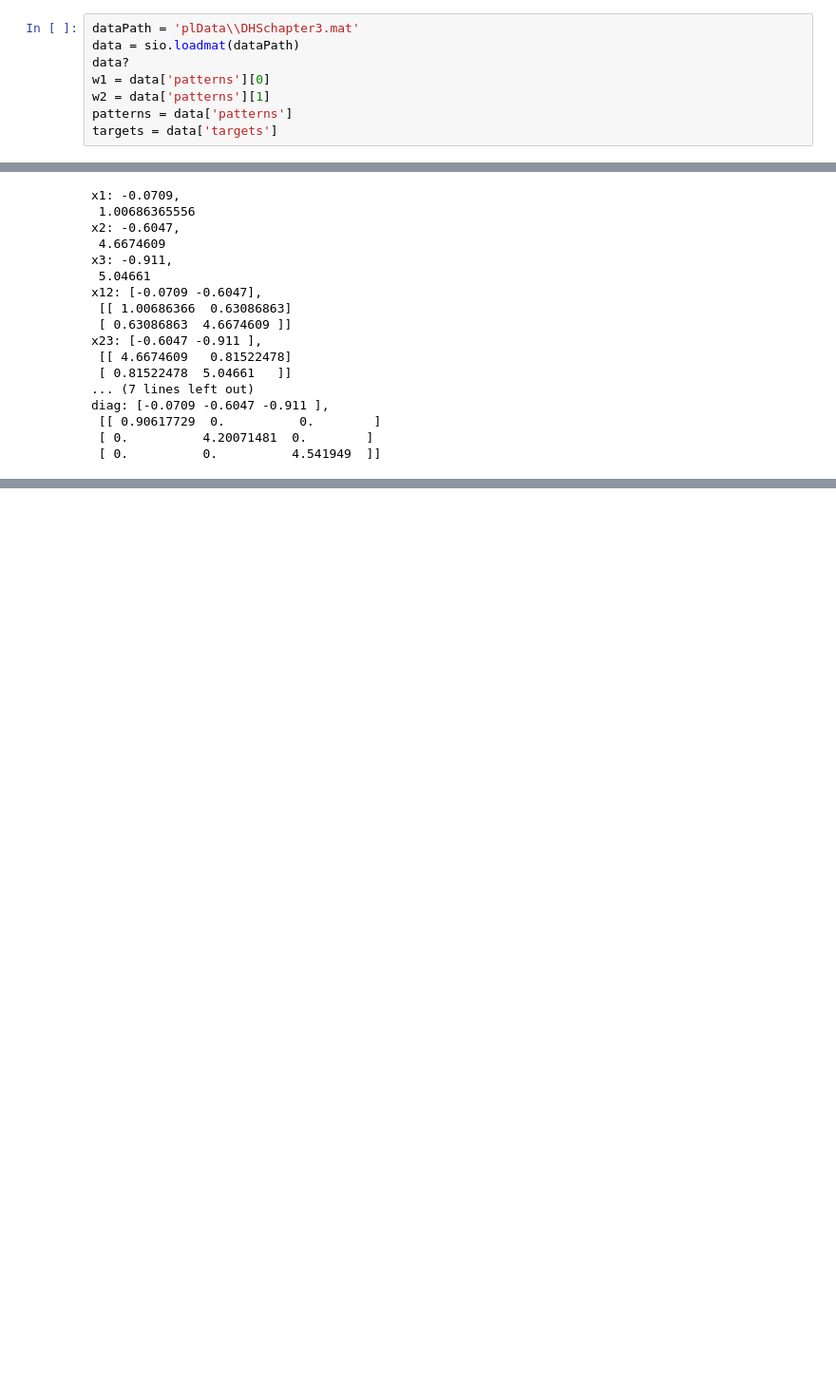
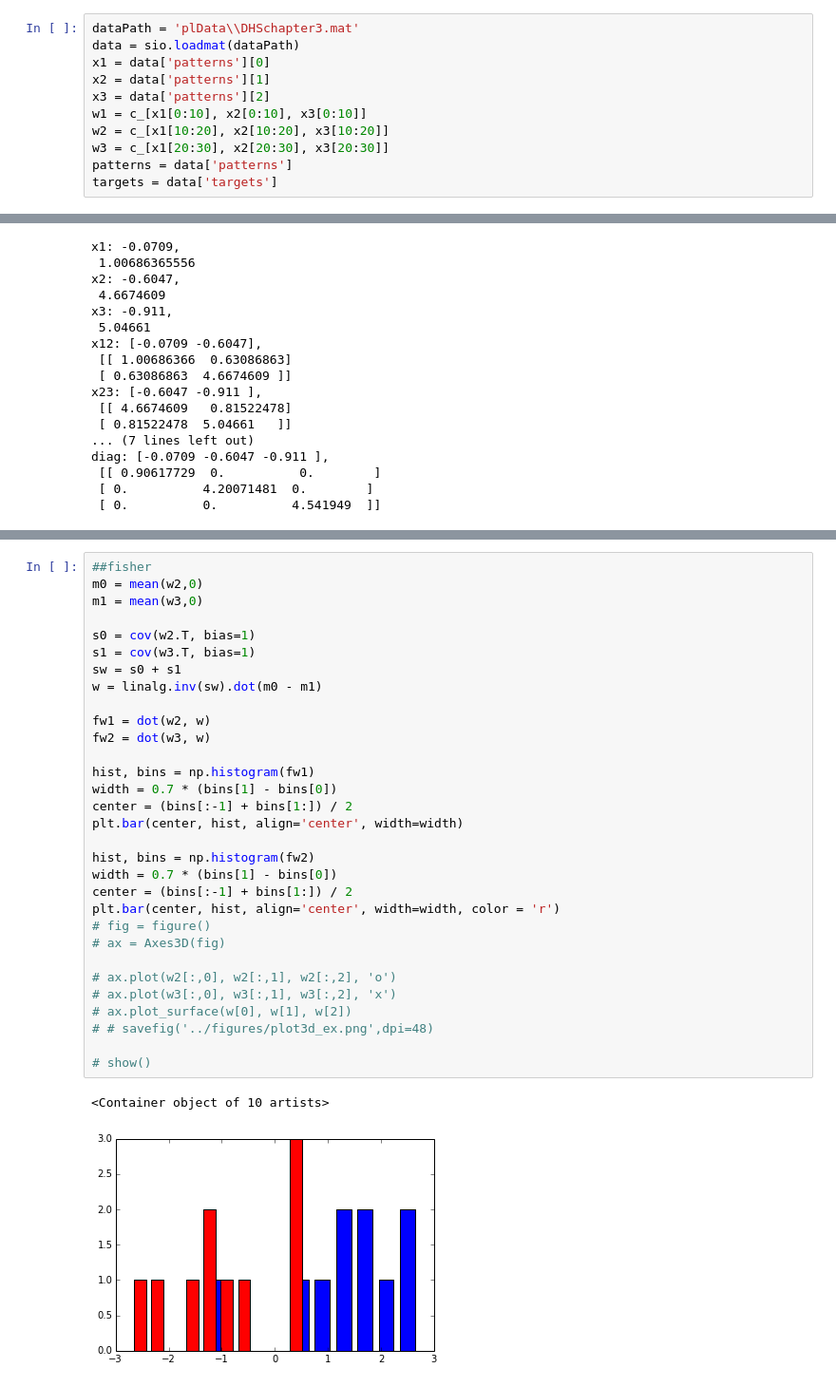
Before and after one commit to chuzui/algorithm, a Jupyter notebook: python/notebook/PatternClassification.ipynb, the cells around one changed output, grey strips where cells are left out. Shown at 95% size. Saved outputs shown, nothing was run; the diff lists cells and outputs as text; blank space fills up the shorter version.

```diff
--- a/python/notebook/PatternClassification.ipynb
+++ b/python/notebook/PatternClassification.ipynb
@@ -69,8 +71,11 @@ plt.plot(x, y , 'red')
 # %%
 dataPath = 'plData\\DHSchapter3.mat'
 data = sio.loadmat(dataPath)
-data?
-w1 = data['patterns'][0]
-w2 = data['patterns'][1]
+x1 = data['patterns'][0]
+x2 = data['patterns'][1]
+x3 = data['patterns'][2]
+w1 = c_[x1[0:10], x2[0:10], x3[0:10]]
+w2 = c_[x1[10:20], x2[10:20], x3[10:20]]
+w3 = c_[x1[20:30], x2[20:30], x3[20:30]]
 patterns = data['patterns']
 targets = data['targets']
@@ -169,3 +187,37 @@ Gibbs(patterns, targets, [], 20)
 (1, 10)
 (3,)
 ValueError: matrices are not aligned
+# %%
+##fisher
+m0 = mean(w2,0)
+m1 = mean(w3,0)
+
+s0 = cov(w2.T, bias=1)
+s1 = cov(w3.T, bias=1)
+sw = s0 + s1
+w = linalg.inv(sw).dot(m0 - m1)
+
+fw1 = dot(w2, w)
+fw2 = dot(w3, w)
+
+hist, bins = np.histogram(fw1)
+width = 0.7 * (bins[1] - bins[0])
+center = (bins[:-1] + bins[1:]) / 2
+plt.bar(center, hist, align='center', width=width)
+
+hist, bins = np.histogram(fw2)
+width = 0.7 * (bins[1] - bins[0])
+center = (bins[:-1] + bins[1:]) / 2
+plt.bar(center, hist, align='center', width=width, color = 'r')
+# fig = figure()
+# ax = Axes3D(fig)
+
+# ax.plot(w2[:,0], w2[:,1], w2[:,2], 'o')
+# ax.plot(w3[:,0], w3[:,1], w3[:,2], 'x')
+# ax.plot_surface(w[0], w[1], w[2])
+# # savefig('../figures/plot3d_ex.png',dpi=48)
+
+# show()
+# %% [output]
+<Container object of 10 artists>
+[figure, added]
```
Also changed, not shown: parts of 5 cells of this notebook, 1 other file.
